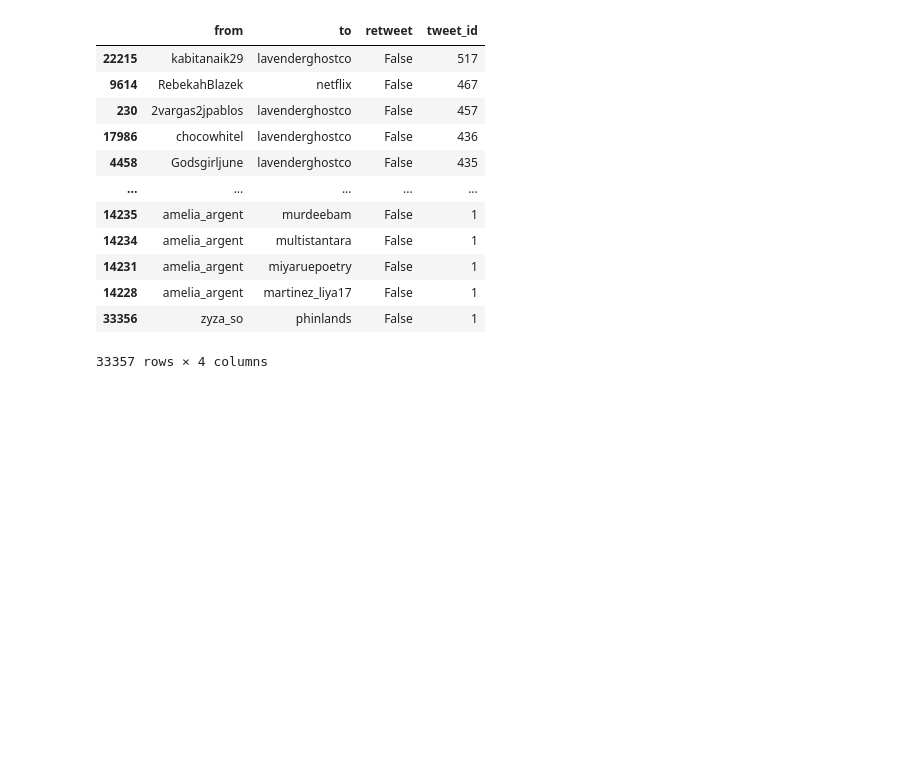
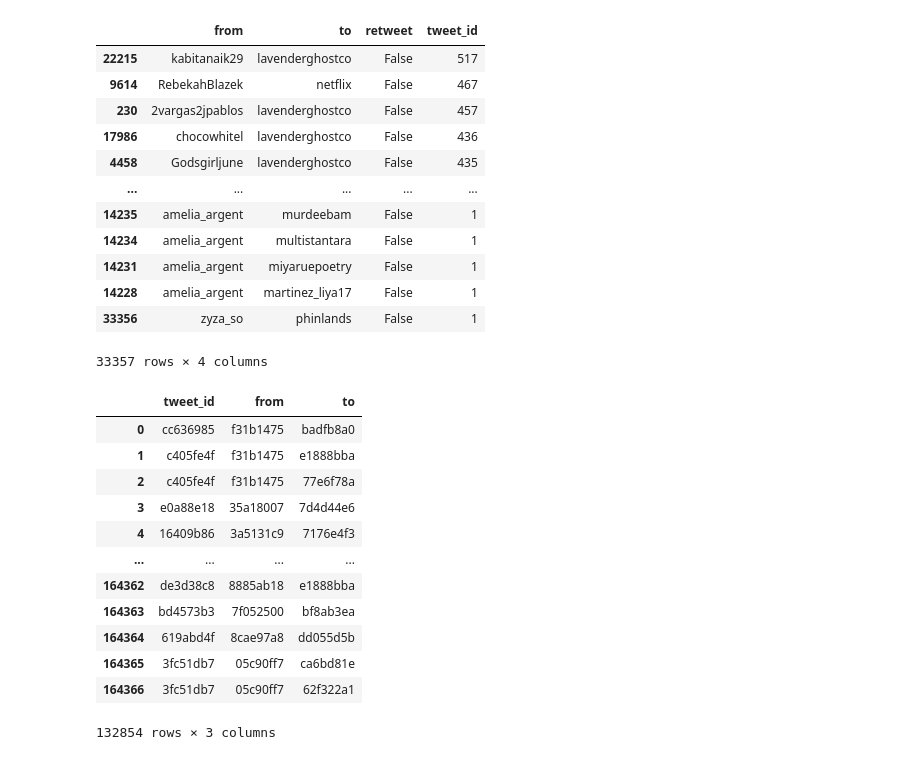
Before and after one commit to biogear13/LandCtweeterhashtag, a Jupyter notebook: tweeter_scraper.ipynb, the cells around one changed output. Cells and saved outputs as stored; diff of their text form; code cells hidden in the pictures; blank space fills up the shorter version.

```diff
--- a/tweeter_scraper.ipynb
+++ b/tweeter_scraper.ipynb
@@ -362,6 +362,34 @@ interac_grouped_df
 | 14228 | amelia_argent | martinez_liya17 | False | 1 |
 | 33356 | zyza_so | phinlands | False | 1 |
 33357 rows × 4 columns
+# %%
+#get a unique user dataframe
+list_of_user = na_interac_df['from'].append(na_interac_df['to'], ignore_index=True)
+list_of_user = list(set(list_of_user))
+user_df = pd.DataFrame(list_of_user, columns=['username'])
+user_df['user'] = user_df['username'].apply(anonymize)
+user_df=user_df.sort_values('username').reset_index()
+user_df.to_csv('output/username.csv', index=False)
+# %%
+#anonymise the users from the different dataframes
+na_interac_df['from'] = na_interac_df['from'].map(user_df.set_index('username')['user'])
+na_interac_df['to'] = na_interac_df['to'].map(user_df.set_index('username')['user'])
+working_df['user'] = working_df['user'].map(user_df.set_index('username')['user'])
+na_interac_df
+# %% [output]
+|  | tweet_id | from | to |
+| 0 | cc636985 | f31b1475 | badfb8a0 |
+| 1 | c405fe4f | f31b1475 | e1888bba |
+| 2 | c405fe4f | f31b1475 | 77e6f78a |
+| 3 | e0a88e18 | 35a18007 | 7d4d44e6 |
+| 4 | 16409b86 | 3a5131c9 | 7176e4f3 |
+| ... | ... | ... | ... |
+| 164362 | de3d38c8 | 8885ab18 | e1888bba |
+| 164363 | bd4573b3 | 7f052500 | bf8ab3ea |
+| 164364 | 619abd4f | 8cae97a8 | dd055d5b |
+| 164365 | 3fc51db7 | 05c90ff7 | ca6bd81e |
+| 164366 | 3fc51db7 | 05c90ff7 | 62f322a1 |
+132854 rows × 3 columns
 # %%
 if 'anonymized_user' in working_df.columns:
     working_df.drop('anonymized_user', axis=1, inplace=True)
```
Also changed, not shown: parts of 1 cell of this notebook, 1 other file.
